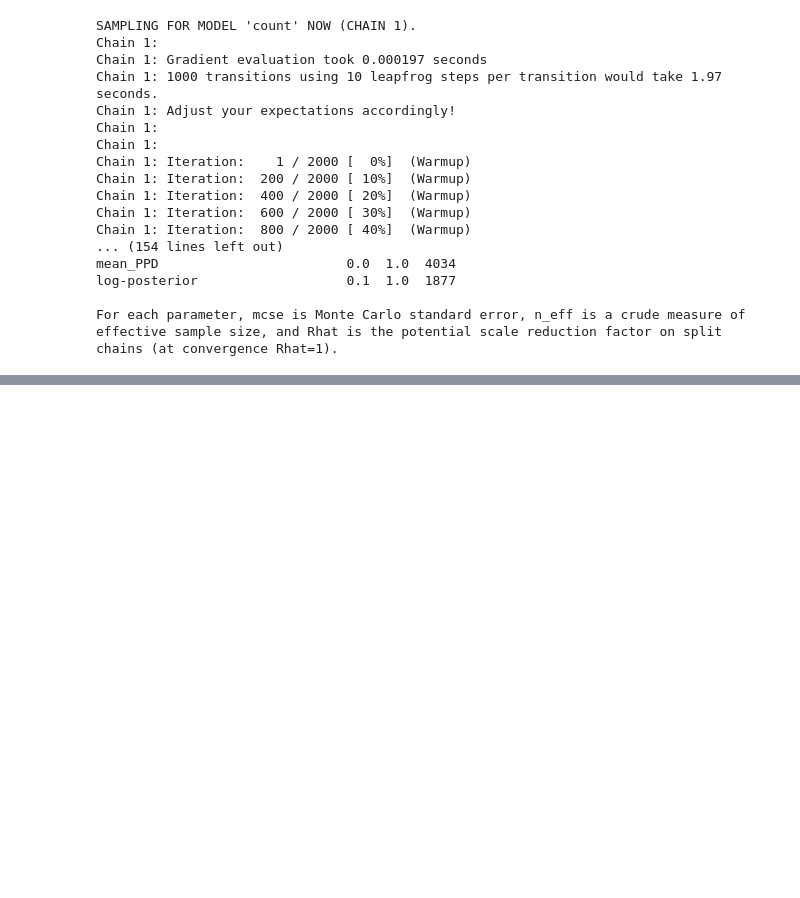
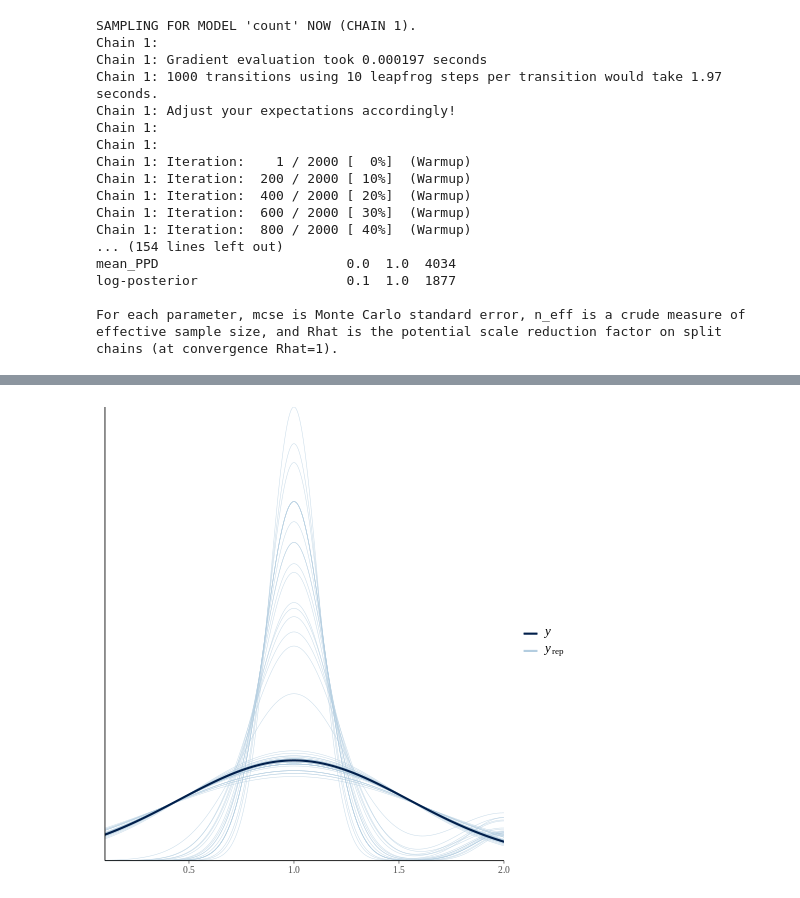
Before and after one commit to uervitonsantos/Atividade_Analise_Bayeseana_Com_RSTAN, a Jupyter notebook: trabalho_de_estatistivca_bayesiana.ipynb, the cells around one changed output, grey strips where cells are left out. Drawn from its saved outputs; the diff is of its cells as text; code cells hidden in the pictures; blank space fills up the shorter version.

```diff
--- a/trabalho_de_estatistivca_bayesiana.ipynb
+++ b/trabalho_de_estatistivca_bayesiana.ipynb
@@ -115,0 +122,5 @@ pp_check(stan_glm1)
+# %%
+%%R
+pp_check(stan_glm1, ndraws = 50) + xlim(0.1, 2)
+# %% [output]
+[figure, added]
```
Also changed, not shown: parts of 5 cells of this notebook.
